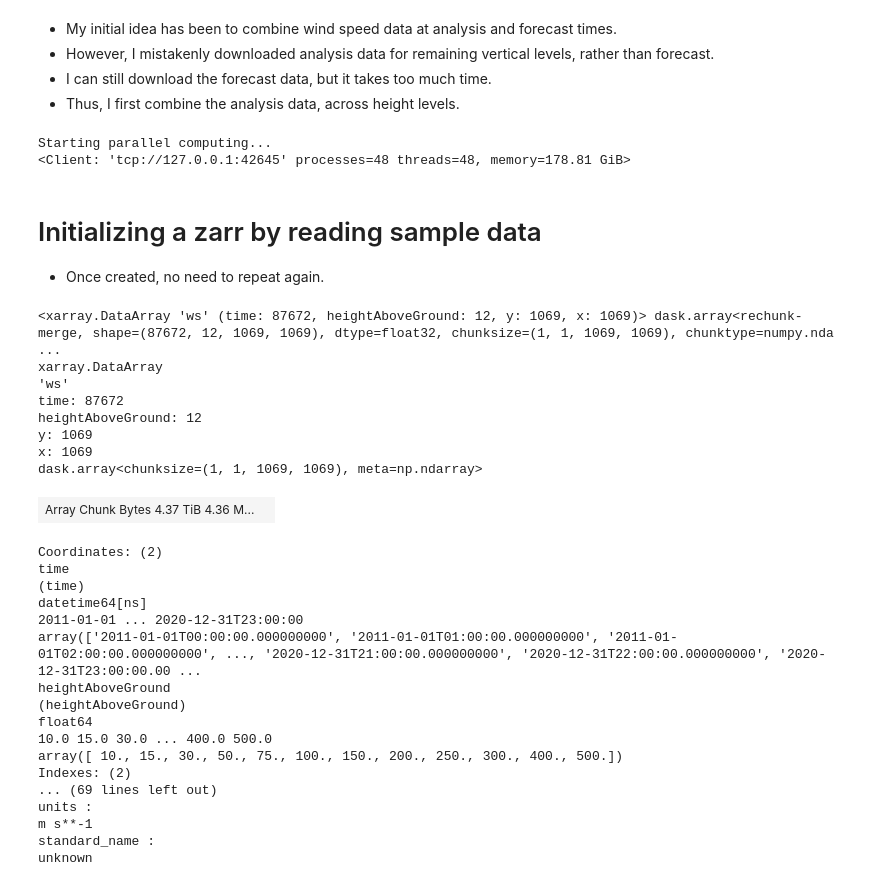
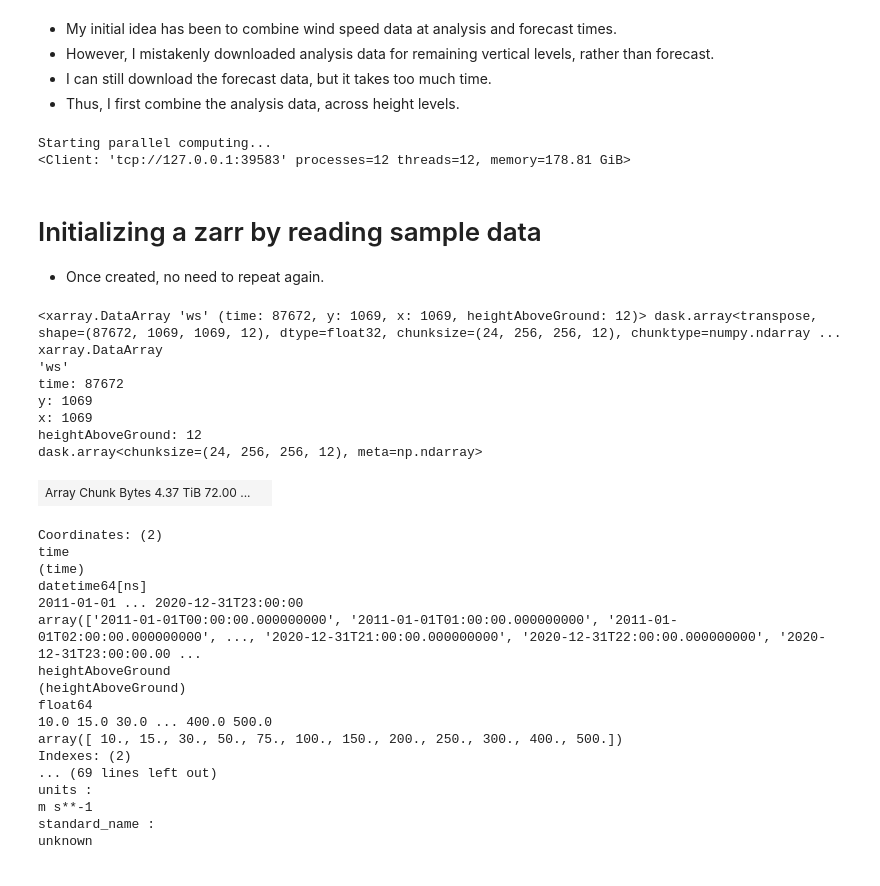
Before and after one commit to HarishBaki/CERRA_wind_profiles_and_Chebyshev_coefficients, a Jupyter notebook: Combining_CERRA_height_level_monthly.ipynb, the cells around one changed output. Drawn from its saved outputs; the diff is of its cells as text; code cells hidden in the pictures.

Commit message:
Working script of updated wind speed storing into Zarr. This script combines monthly data first then writes them into zarr.

```diff
--- a/Combining_CERRA_height_level_monthly.ipynb
+++ b/Combining_CERRA_height_level_monthly.ipynb
@@ -13,7 +13,7 @@ sys.path.append('/')
 from libraries import *
 
 dates = pd.date_range(start='2011-01-01T00', end='2020-12-31T23', freq='h')
-zarr_store = '/media/harish/External_3/CERRA_wind_profiles_and_Chebyshev_coefficients/CERRA_height_level_winds.zarr'
+zarr_store = '/data/harish/CERRA_wind_profiles_and_Chebyshev_coefficients/CERRA_height_level_winds.zarr'
 # %% [markdown]
 - My initial idea has been to combine wind speed data at analysis and forecast times.
 - However, I mistakenly downloaded analysis data for remaining vertical levels, rather than forecast.
@@ -22,13 +25,13 @@ zarr_store = '/media/harish/External_3/CERRA_wind_profiles_and_Chebyshev_coeffic
 # %%
 print("Starting parallel computing...")
 import dask.distributed as dd
-cluster = dd.LocalCluster(n_workers=48,threads_per_worker=1,memory_limit='4GB',dashboard_address='8787')
+cluster = dd.LocalCluster(n_workers=12,threads_per_worker=1,memory_limit='16GB',dashboard_address='8787')
 # Connect to the cluster
 client = dd.Client(cluster)
 print(client)
 # %% [output]
 Starting parallel computing...
-<Client: 'tcp://127.0.0.1:42645' processes=48 threads=48, memory=178.81 GiB>
+<Client: 'tcp://127.0.0.1:39583' processes=12 threads=12, memory=178.81 GiB>
 # %%
 def preprocess(ds):
     ds['time'] = ds['valid_time']
@@ -45,31 +48,32 @@ def preprocess_2(ds):
 # Initializing a zarr by reading sample data
 - Once created, no need to repeat again.
 # %%
-def template_zarr_init(zarr_store, dates):
+def init_zarr_store(zarr_store, dates):
     ds = xr.open_dataset(f'/media/harish/External_3/CERRA_ws_15_30_50_75_200_250_300_400_500/2020/CERRA_gridded_15_30_50_75_200_250_300_400_500_wind_2020_1.nc').ws
     ds = preprocess(ds)
     template = ds.chunk({'time': 1,'y': -1,'x': -1, 'heightAboveGround':1}).pipe(xr.zeros_like).isel(time=0,heightAboveGround=0,
                                                                         drop=True).expand_dims(time=len(dates), heightAboveGround=len(CERRA_levels))
     template['time'] = dates
     template['heightAboveGround'] = CERRA_levels
-    template = template.chunk({'time': 1,'heightAboveGround':1})
+    template = template.chunk({'time': 24,'y':256,'x':256,'heightAboveGround':12})
+    template = template.transpose('time','y','x','heightAboveGround')
     template.to_dataset(name = 'wind_speed').to_zarr(zarr_store, compute=False, consolidated=True, mode='w')
     return template
 '''
 Initialize the zarr store, which creates the zarr store in disk, with zeros.
 Once created, better to chose append mode for further operations or else it will overwrite the existing data.
 '''
-template_zarr_init(zarr_store, dates)
+#init_zarr_store(zarr_store, dates)
 # %% [output]
-<xarray.DataArray 'ws' (time: 87672, heightAboveGround: 12, y: 1069, x: 1069)> dask.array<rechunk-merge, shape=(87672, 12, 1069, 1069), dtype=float32, chunksize=(1, 1, 1069, 1069), chunktype=numpy.nda ...
+<xarray.DataArray 'ws' (time: 87672, y: 1069, x: 1069, heightAboveGround: 12)> dask.array<transpose, shape=(87672, 1069, 1069, 12), dtype=float32, chunksize=(24, 256, 256, 12), chunktype=numpy.ndarray ...
 xarray.DataArray
 'ws'
 time: 87672
-heightAboveGround: 12
 y: 1069
 x: 1069
-dask.array<chunksize=(1, 1, 1069, 1069), meta=np.ndarray>
+heightAboveGround: 12
+dask.array<chunksize=(24, 256, 256, 12), meta=np.ndarray>
-| Array Chunk Bytes 4.37 TiB 4.36 M... |  |
+| Array Chunk Bytes 4.37 TiB 72.00 ... |  |
 Coordinates: (2)
 time
 (time)
```
Also changed, not shown: parts of 8 cells of this notebook.
